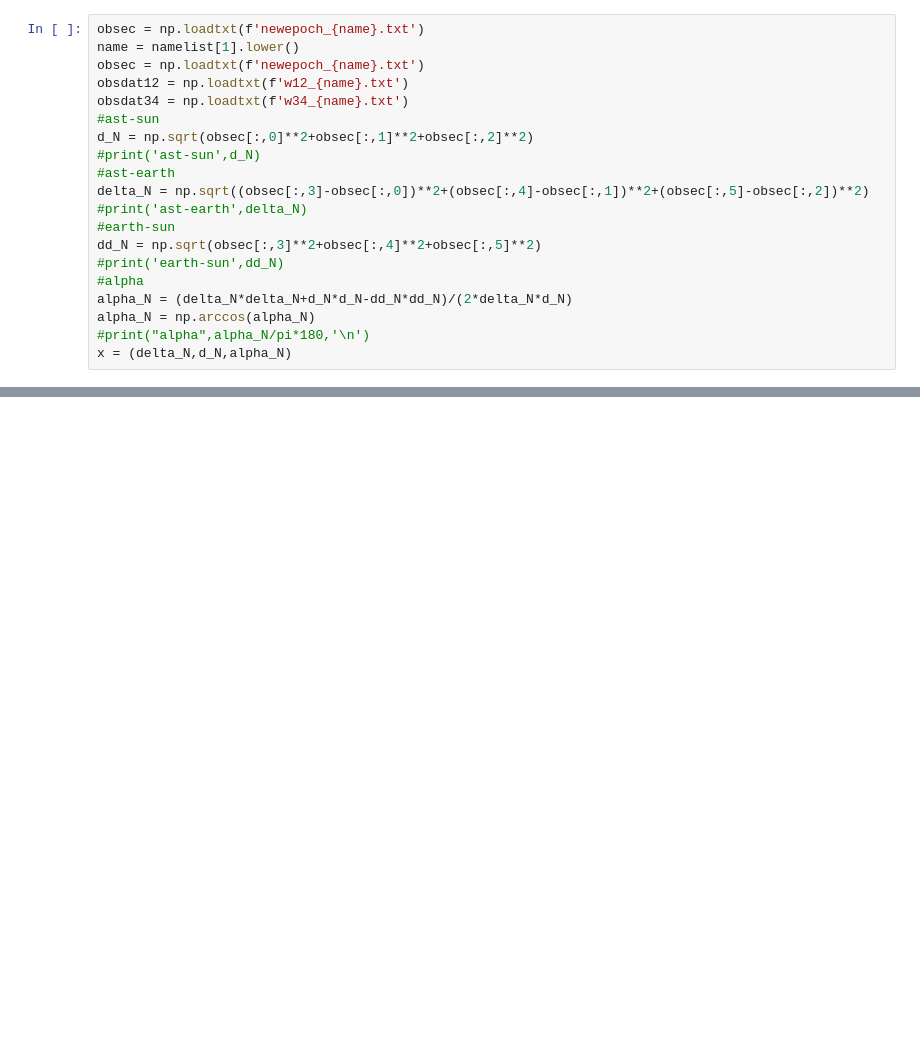
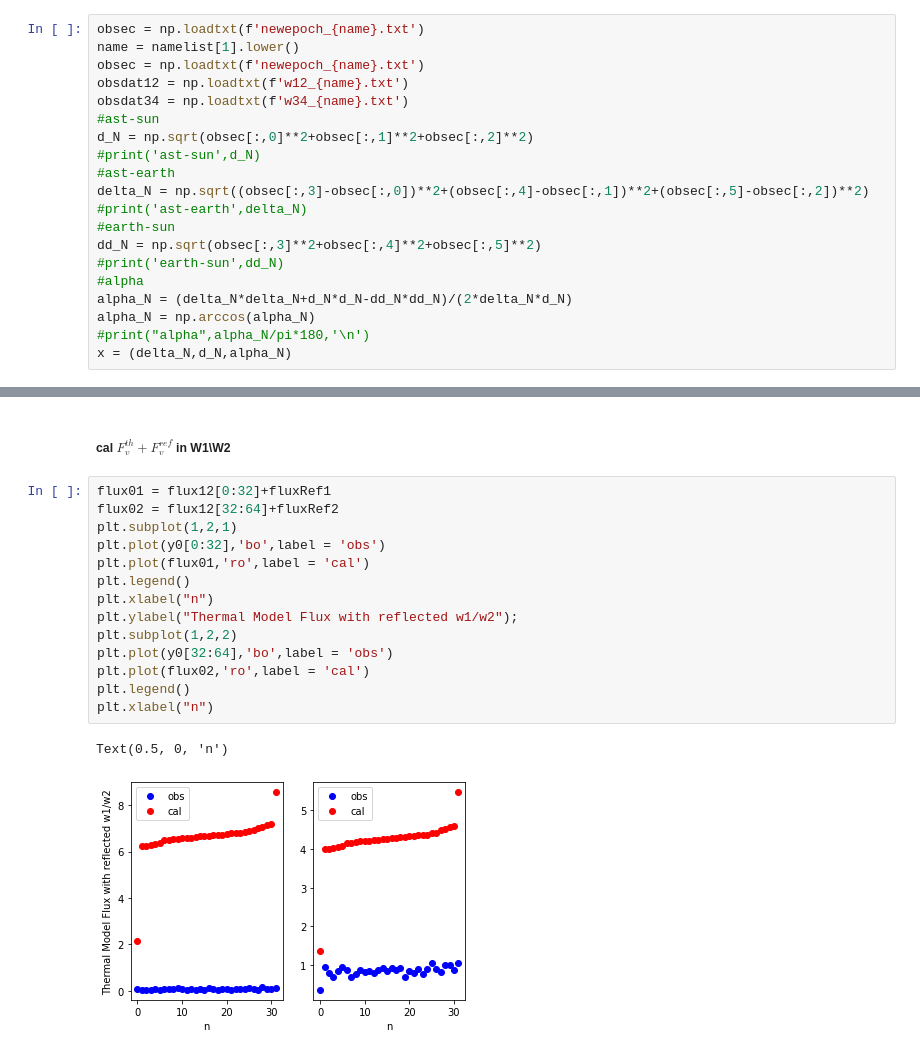
Before and after one commit to AstroHHQ/learngit, a Jupyter notebook: openti/MCMC_ref_2010co1.ipynb, the cells around one changed output, grey strips where cells are left out. Cells and saved outputs as stored; diff of their text form; blank space fills up the shorter version.

```diff
--- a/openti/MCMC_ref_2010co1.ipynb
+++ b/openti/MCMC_ref_2010co1.ipynb
@@ -379 +320,20 @@ plt.legend()
+# %% [markdown]
+##### cal $F_v^{th}+F_v^{ref}$ in W1\W2
+# %%
+flux01 = flux12[0:32]+fluxRef1
+flux02 = flux12[32:64]+fluxRef2
+plt.subplot(1,2,1)
+plt.plot(y0[0:32],'bo',label = 'obs')
+plt.plot(flux01,'ro',label = 'cal')
+plt.legend()
+plt.xlabel("n")
+plt.ylabel("Thermal Model Flux with reflected w1/w2");
+plt.subplot(1,2,2)
+plt.plot(y0[32:64],'bo',label = 'obs')
+plt.plot(flux02,'ro',label = 'cal')
+plt.legend()
+plt.xlabel("n")
+# %% [output]
+Text(0.5, 0, 'n')
+[figure, added]
 # %% [markdown]
```
Also changed, not shown: parts of 27 cells of this notebook.
